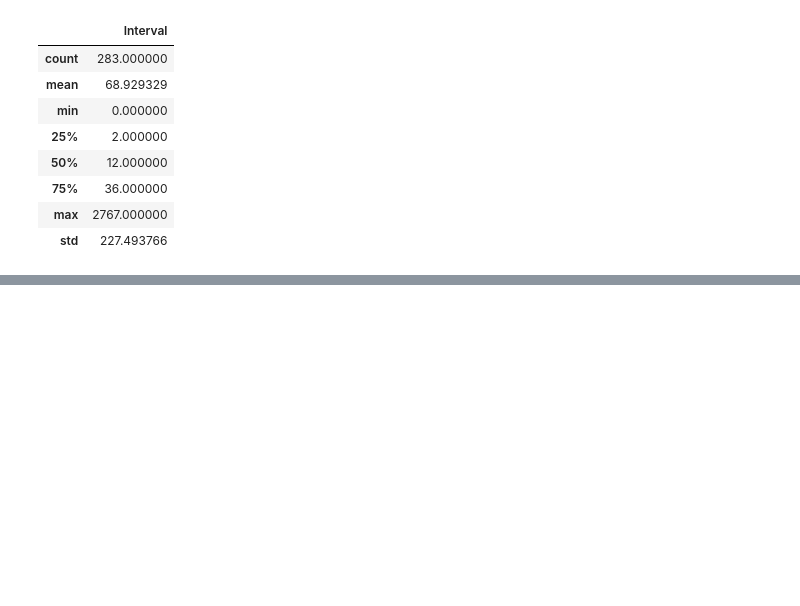
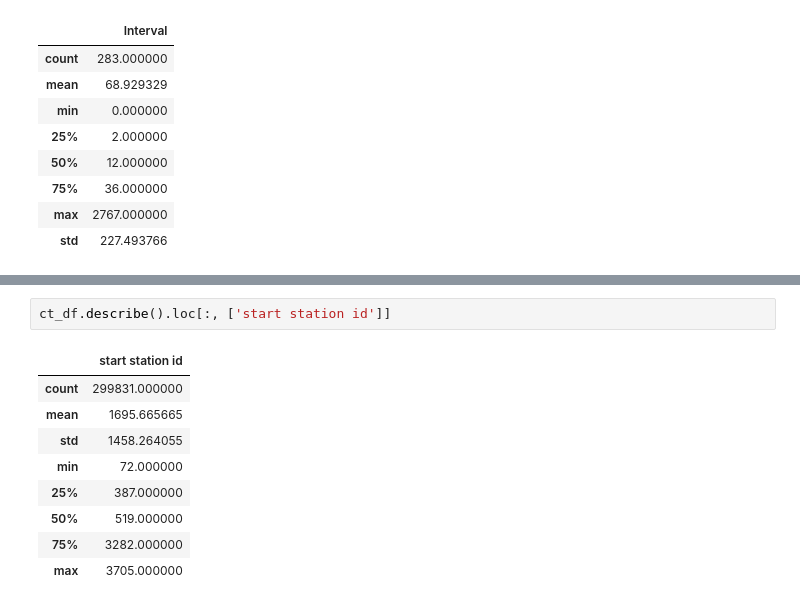
Before and after one commit to oresh247/SF_DS_PYTHON, a Jupyter notebook: SF/PY_11/PY_11.ipynb, the cells around one changed output, grey strips where cells are left out. Drawn from its saved outputs; the diff is of its cells as text; blank space fills up the shorter version.

```diff
--- a/SF/PY_11/PY_11.ipynb
+++ b/SF/PY_11/PY_11.ipynb
@@ -338,0 +774,12 @@ ufo_df.describe().loc[:, ['Interval']]
+# %%
+ct_df.describe().loc[:, ['start station id']]
+# %% [output]
+|  | start station id |
+| count | 299831.000000 |
+| mean | 1695.665665 |
+| std | 1458.264055 |
+| min | 72.000000 |
+| 25% | 387.000000 |
+| 50% | 519.000000 |
+| 75% | 3282.000000 |
+| max | 3705.000000 |
```
Also changed, not shown: parts of 62 cells of this notebook, 5 other files.
